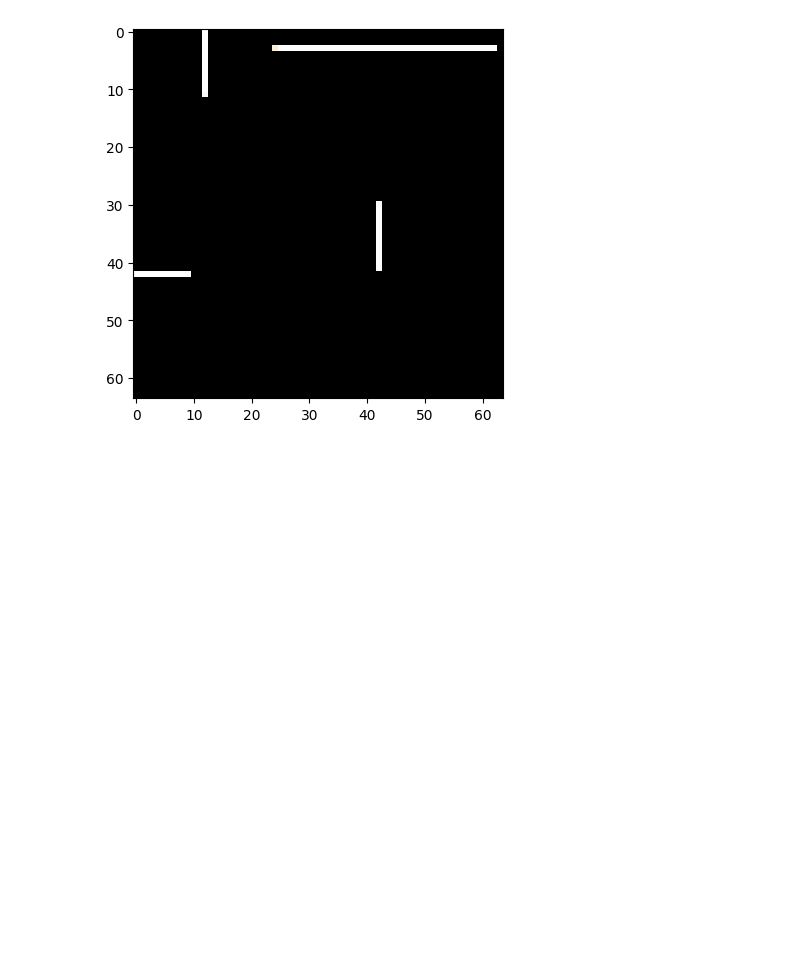
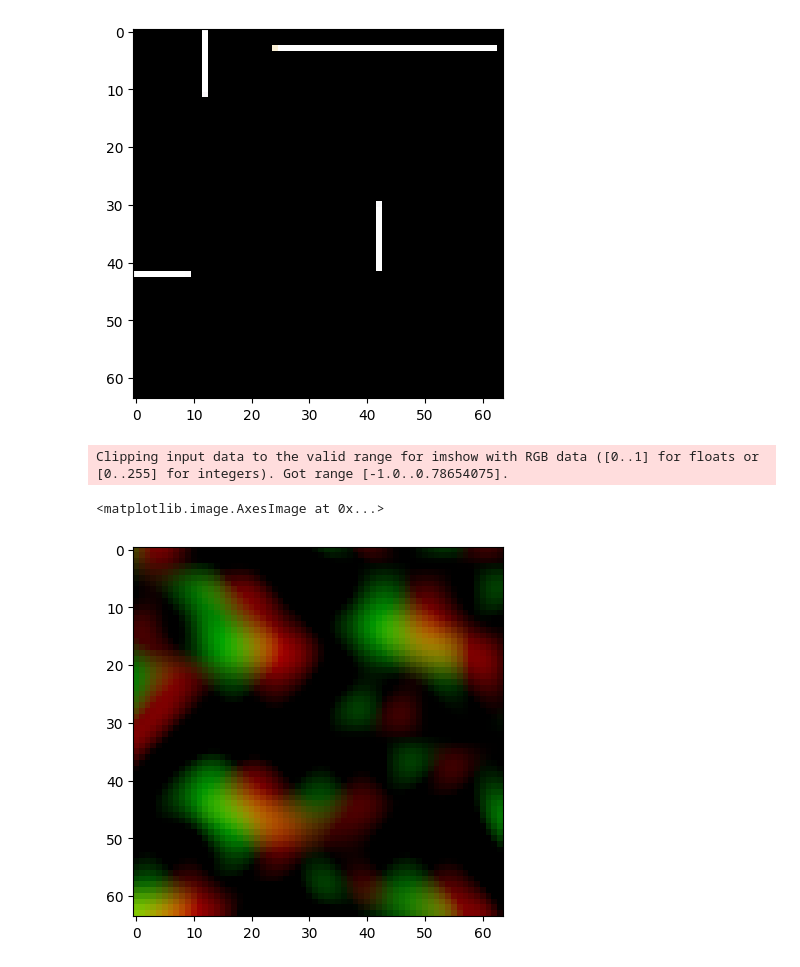
Before and after one commit to jaron-cui/nwm-planning, a Jupyter notebook: experiment/dataset.ipynb, the cells around one changed output. Drawn from its saved outputs; the diff is of its cells as text; code cells hidden in the pictures; blank space fills up the shorter version.

Commit message:
added nav2dTopo to python files

```diff
--- a/experiment/dataset.ipynb
+++ b/experiment/dataset.ipynb
@@ -46,3 +46,30 @@ plt.imshow(recons[0].permute(1, 2, 0).detach().cpu().numpy())
 Clipping input data to the valid range for imshow with RGB data ([0..1] for floats or [0..255] for integers). Got range [-1.0..0.9999966].
 <matplotlib.image.AxesImage at 0x...>
 [figure]
+# %%
+import os
+os.chdir('C:/Users/clack/Projects/nwm')
+
+import matplotlib.pyplot as plt
+import torch
+from datasets import Nav2dTopoDataset
+from misc import transform
+
+
+train_dataset = Nav2dTopoDataset(
+  size=1000,
+  resolution=64,
+  context_size=1,
+  goal_count=4,
+  max_step_distance=8,
+  max_angular_drift=torch.pi,
+  transform=transform
+)
+sample = train_dataset[0]
+before = sample[0][0].permute(1, 2, 0)
+after = sample[1][0].permute(1, 2, 0)
+plt.imshow(torch.stack((before[:, :, 0], after[:, :, 0], torch.zeros_like(before[:, :, 0])), dim=2))
+# %% [output]
+Clipping input data to the valid range for imshow with RGB data ([0..1] for floats or [0..255] for integers). Got range [-1.0..0.78654075].
+<matplotlib.image.AxesImage at 0x...>
+[figure, added]
```
Also changed, not shown: parts of 1 cell of this notebook, 3 other files.
